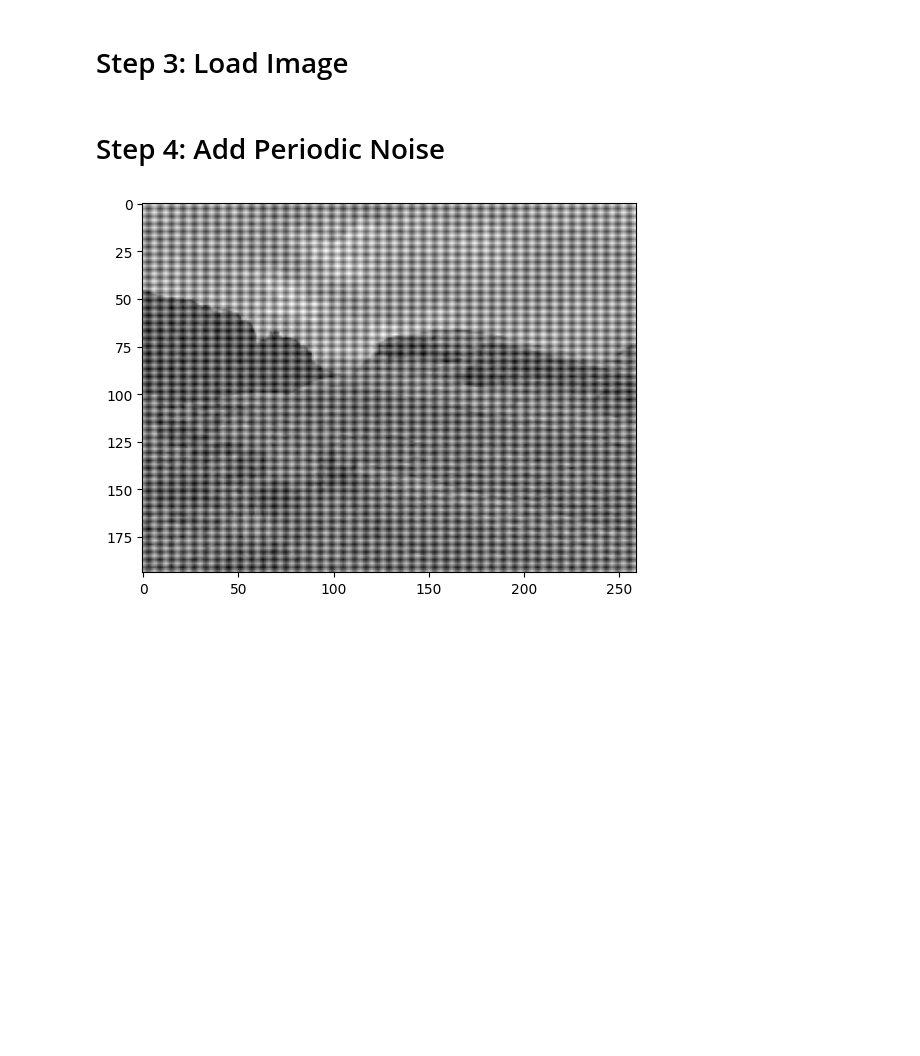
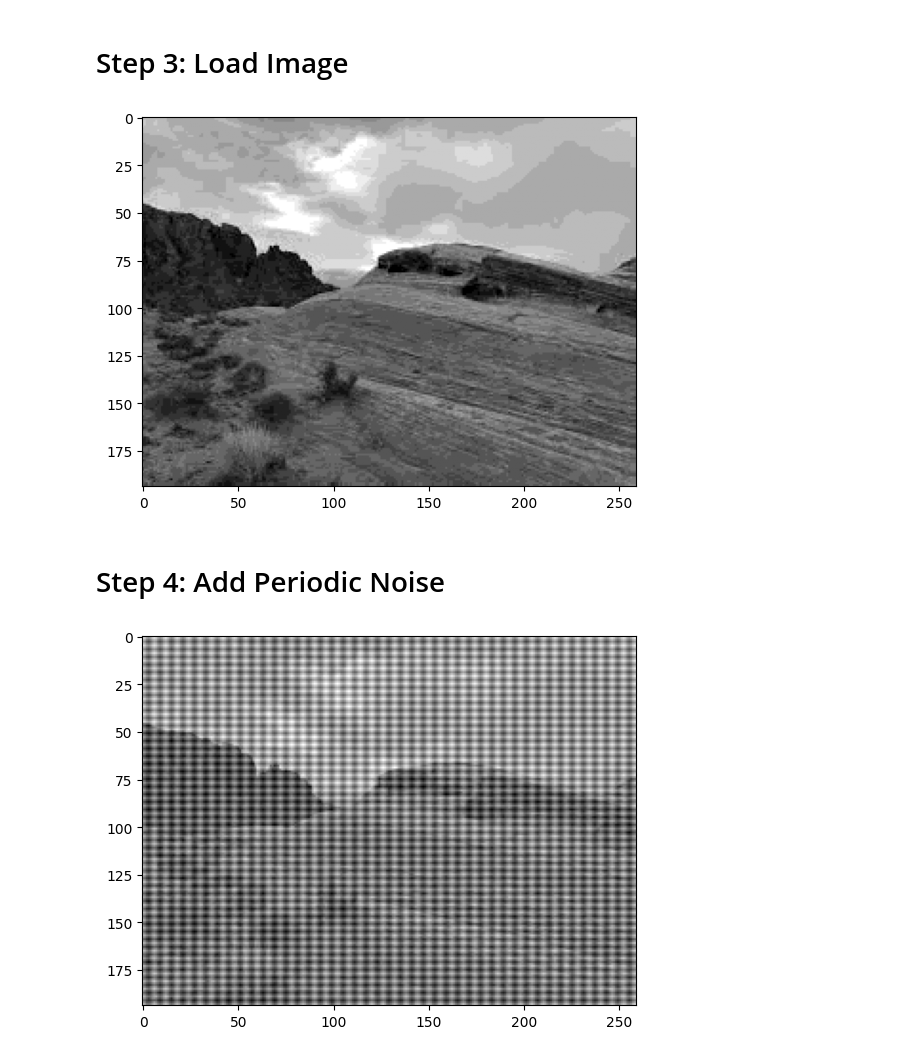
Before and after one commit to AsadiAhmad/Filtering-in-Frequency-Domain, a Jupyter notebook: Code/Filtering_in_Frequency_Domain.ipynb, the cells around one changed output. Cells and saved outputs as stored; diff of their text form; code cells hidden in the pictures; blank space fills up the shorter version.

```diff
--- a/Code/Filtering_in_Frequency_Domain.ipynb
+++ b/Code/Filtering_in_Frequency_Domain.ipynb
@@ -28,6 +28,11 @@ original_image.png  100%[===================>]   9.82K  --.-KB/s    in 0.001s
 # Step 3: Load Image
 # %%
 original_image = cv2.imread("original_image.png", cv2.IMREAD_GRAYSCALE)
+# %%
+plt.imshow(original_image, cmap='gray')
+plt.show()
+# %% [output]
+[figure, added]
 # %% [markdown]
 # Step 4: Add Periodic Noise
 # %%
```
Also changed, not shown: parts of 4 cells of this notebook.
